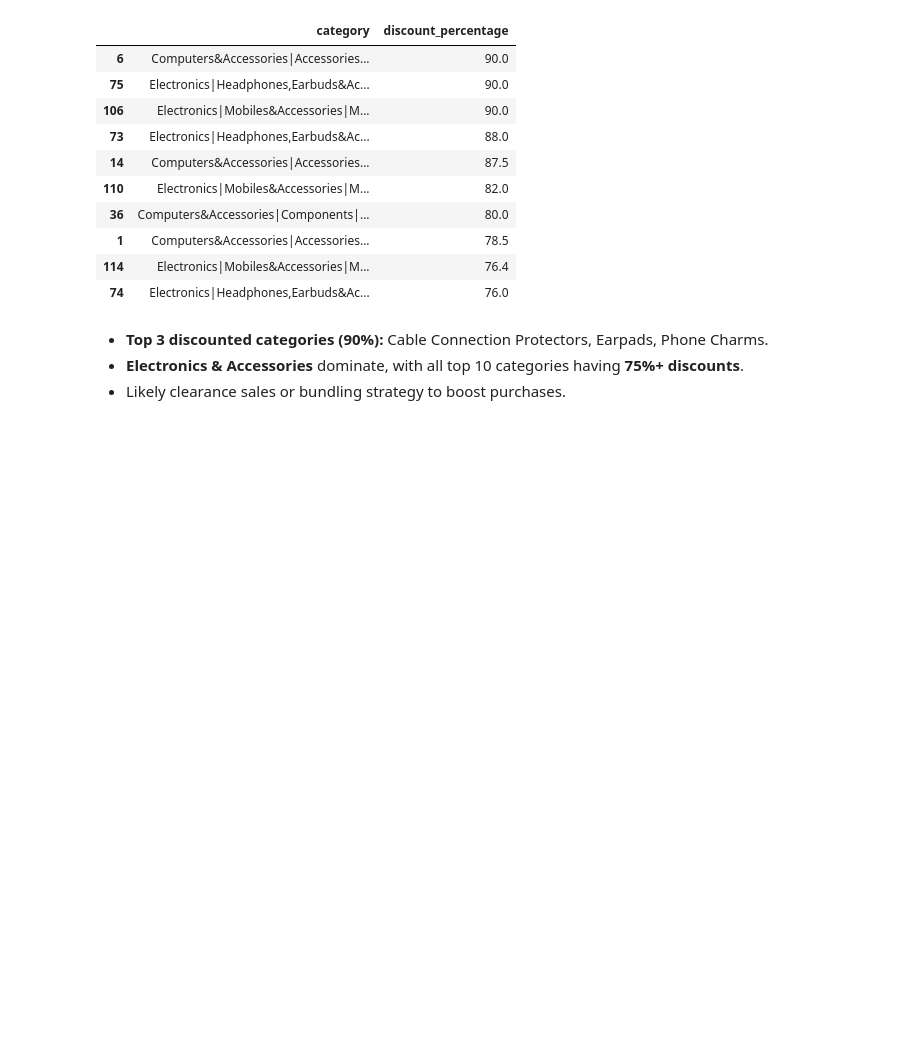
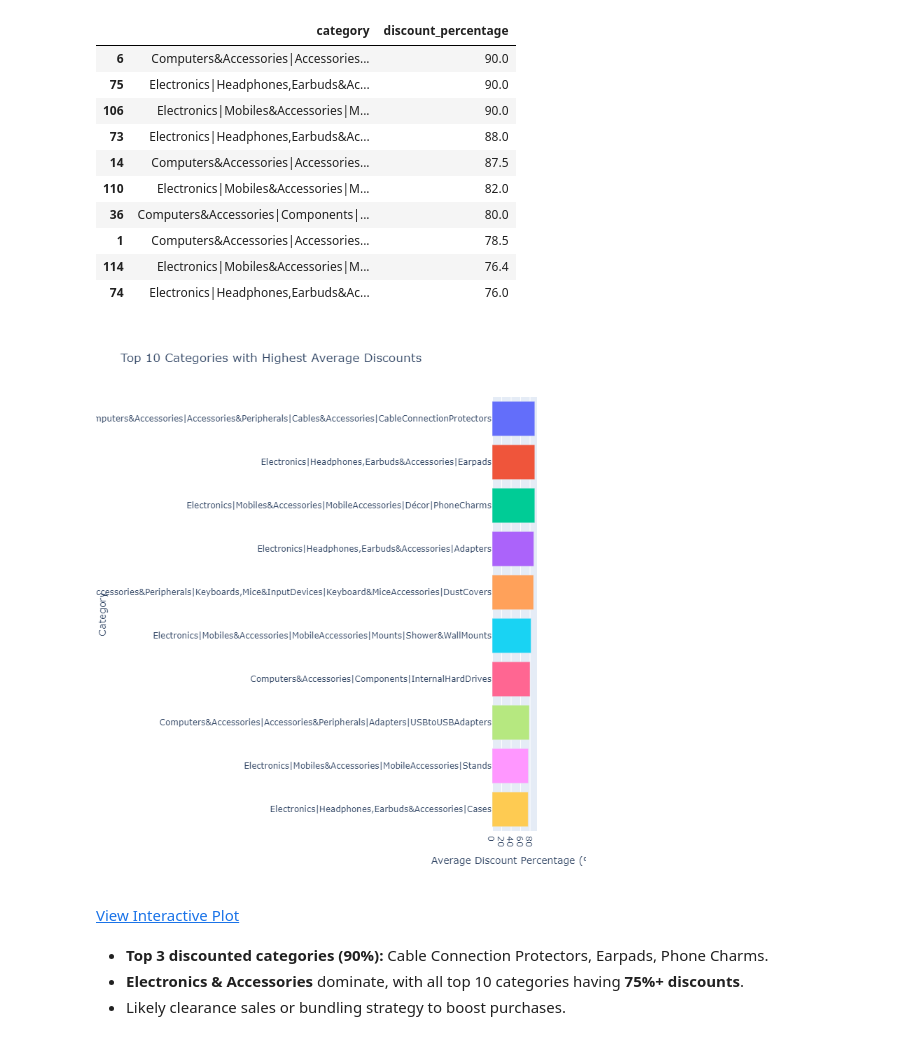
Before and after one commit to mariamkhan04/Amazon_Sales_Analysis_Plotly, a Jupyter notebook: eda.ipynb, the cells around one changed output. Drawn from its saved outputs; the diff is of its cells as text; code cells hidden in the pictures; blank space fills up the shorter version.

```diff
--- a/eda.ipynb
+++ b/eda.ipynb
@@ -342,9 +348,13 @@ top_discounted_categories
 # %%
 # bar chart for how average discount percentage varies across top 10 discounted categories
 fig4 = px.bar(top_discounted_categories, x='discount_percentage', y='category',
               title='Top 10 Categories with Highest Average Discounts', orientation='h', color='category')
-fig4.update_layout(xaxis_title='Average Discount Percentage (%)', yaxis_title='Category',height=800, showlegend=False)
-fig4.show()
+fig4.update_layout(xaxis_title='Average Discount Percentage (%)', yaxis_title='Category',width=1300,height=800, showlegend=False)
+# fig4.show()
+save_and_display(fig4, "plotlyplots/plot4.html")
+# %% [output]
+[figure, added]
+View Interactive Plot
 # %% [markdown]
 - **Top 3 discounted categories (90%):** Cable Connection Protectors, Earpads, Phone Charms.
 - **Electronics & Accessories** dominate, with all top 10 categories having **75%+ discounts**.
```
Also changed, not shown: parts of 2 cells of this notebook, 7 other files.
